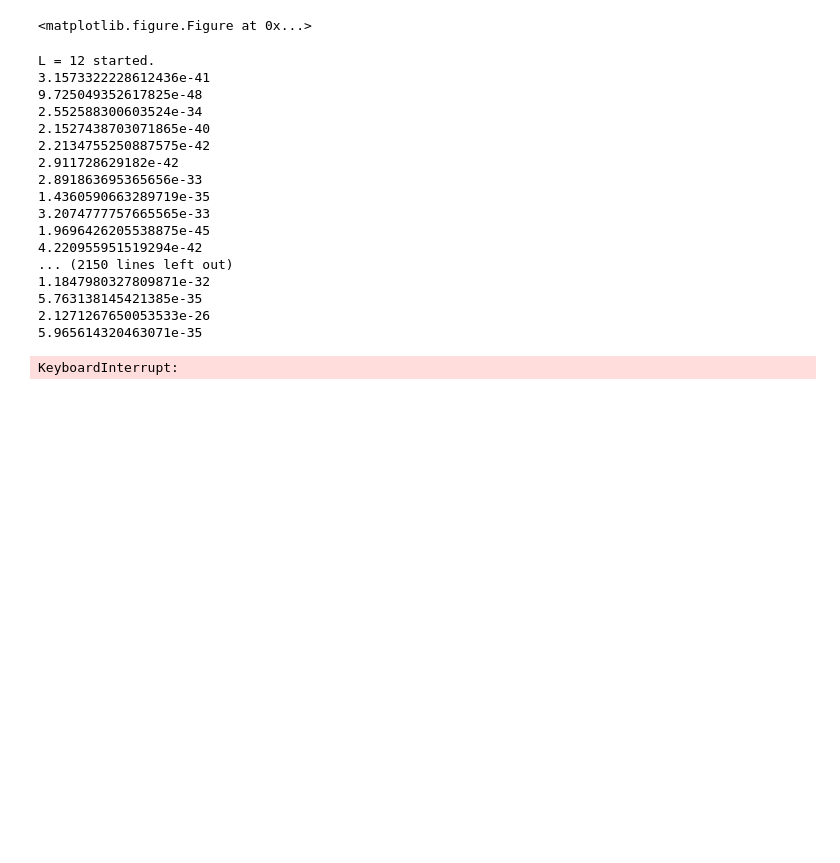
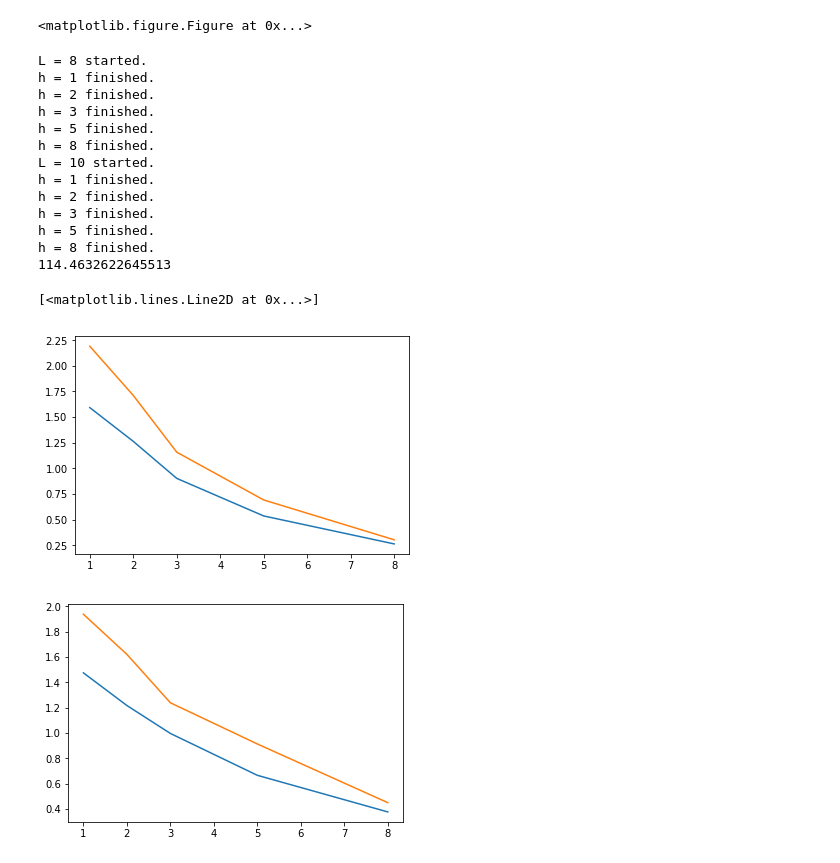
Before and after one commit to albertnbrown/MBL, a Jupyter notebook: HeisenbergOpenBoundry.ipynb, the cells around one changed output. Saved outputs shown, nothing was run; the diff lists cells and outputs as text; code cells hidden in the pictures; blank space fills up the shorter version.

```diff
--- a/HeisenbergOpenBoundry.ipynb
+++ b/HeisenbergOpenBoundry.ipynb
@@ -252,6 +252,7 @@ def averageR(ham):
 
 def BipartEntangleS(Lvals, hvals, dvals):
     Svals = np.zeros((len(Lvals),len(hvals)))
+    Svals1 = np.zeros((len(Lvals),len(hvals)))
     for i in range(len(Lvals)):
         print("L = " + str(Lvals[i]) + " started.")
         chain = SpinHalfChainFixed(Lvals[i], Lvals[i]//2)
@@ -263,29 +264,38 @@ def BipartEntangleS(Lvals, hvals, dvals):
                 for n in range(chain.basisDimension):
                     #this part gets complicated but I hope it saves time over using a for loop
                     halfrhoa = np.zeros(2**(Lvals[i]//2))
+                    bipartMatrix = np.zeros((2**(Lvals[i]//2),2**(Lvals[i]//2)))
 
                     #lambdas don't allow assignment so I need to create this
                     #and since halfrhoa is created here, we need to create the
                     #function every time
-                    def helper(x):
+                    def helper1(x):
                         halfrhoa[int(x[0])] += x[1]
 
-                    #adds on the eigenstate weighting, E[1][:,n], to the position in list rhoa corresponding to
+                    #The next part adds on the eigenstate weighting, E[1][:,n], to the position in list rhoa corresponding to
                     #the integer value that represents the respective reduced subspace for the basis element
                     #which is incapsulated in np.right_shift(chain.allowedIntStateBasis,Lvals[i]//2) as we bit
                     #shift to eliminate one of the halves of the system for each of the states in order.
-                    np.apply_along_axis(helper,1,np.dstack((np.right_shift(chain.allowedIntStateBasis,Lvals[i]//2),E[1][:,n]))[0])
+                    np.apply_along_axis(helper1,1,np.dstack((np.right_shift(chain.allowedIntStateBasis,Lvals[i]//2),E[1][:,n]))[0])
                     #axis 1 is chosen because of the way np.dstack creates the tuples (np.dstack is essentially zip)
 
-                    #there's only integer weighting so I don't need to conjugate
+                    #there's only real number weighting so I don't need to conjugate
                     #also our density matrix is diagonal, so we can simplify the computation
-                    rhoa = np.multiply(halfrhoa,halfrhoa)
+                    rhoa1 = np.multiply(halfrhoa,halfrhoa)
 
-                    if(min(rhoa)==0):
-                        print("y")
+                    def helper(x):
+                        bipartMatrix[int(x[0]),int(x[1])] += x[2]
+
+                    Lmap = np.right_shift(chain.allowedIntStateBasis,Lvals[i]//2)
+                    Rmap = chain.allowedIntStateBasis - np.left_shift(Lmap,Lvals[i]//2)
+                    np.apply_along_axis(helper,1,np.dstack((Lmap,Rmap,E[1][:,n]))[0])
+
+                    rhoa = np.linalg.svd(bipartMatrix,compute_uv=False)**2
+
                     Svals[i][j] -= np.dot(rhoa,np.log(rhoa))/((chain.basisDimension)*dvals[i])
+                    Svals1[i][j] -= np.dot(rhoa1,np.log(rhoa1))/((chain.basisDimension)*dvals[i])
             print("h = " + str(hvals[j]) + " finished.")
-    return Svals
+    return (Svals,Svals1)
 
 def BipartIPR(Lvals, hvals, dvals):
     IPRvals = np.zeros((len(Lvals),len(hvals)))
@@ -435,35 +445,39 @@ sub.semilogx(hlist, f6[0],basex=5)
 sub.semilogx(hlist, f6[1],basex=5)
 sub.semilogx(hlist, f6[2],basex=5)
 # %%
-hlist = [12]
+hlist = [1,2,3,5,8]
 temp = t.clock()
-SerbynAbanin1 = BipartEntangleS([12],hlist,[100])
+SerbynAbaninRight,SerbynAbaninWrong = BipartEntangleS([8,10],hlist,[200,20])
 print(t.clock()-temp)
 # %% [output]
-L = 12 started.
-3.1573322228612436e-41
-9.725049352617825e-48
-2.552588300603524e-34
-2.1527438703071865e-40
-2.2134755250887575e-42
-2.911728629182e-42
-2.891863695365656e-33
-1.4360590663289719e-35
-3.2074777757665565e-33
-1.9696426205538875e-45
-4.220955951519294e-42
-... (2150 lines left out)
-1.1847980327809871e-32
-5.763138145421385e-35
-2.1271267650053533e-26
-5.965614320463071e-35
+L = 8 started.
+h = 1 finished.
+h = 2 finished.
+h = 3 finished.
+h = 5 finished.
+h = 8 finished.
+L = 10 started.
+h = 1 finished.
+h = 2 finished.
+h = 3 finished.
+h = 5 finished.
+h = 8 finished.
+114.4632622645513
-KeyboardInterrupt:
 # %%
 out,sub = plt.subplots(1)
-sub.plot(hlist,SerbynAbanin1[0])
-#sub.plot(hlist,SerbynAbanin1[1])
-#sub.plot(hlist,SerbynAbanin1[2])
-#sub.plot(hlist,SerbynAbanin1[3])
+sub.plot(hlist,SerbynAbaninRight[0])
+sub.plot(hlist,SerbynAbaninRight[1])
+#sub.plot(hlist,SerbynAbaninRight[2])
+#sub.plot(hlist,SerbynAbaninRight[3])
+out1,sub1 = plt.subplots(1)
+sub1.plot(hlist,SerbynAbaninWrong[0])
+sub1.plot(hlist,SerbynAbaninWrong[1])
+#sub1.plot(hlist,SerbynAbaninWrong[2])
+#sub1.plot(hlist,SerbynAbaninWrong[3])
+# %% [output]
+[<matplotlib.lines.Line2D at 0x...>]
+[figure, added]
+[figure, added]
 # %%
 hlist = [1,2,3,5,8]
 temp = t.clock()
```
Also changed, not shown: parts of 2 cells of this notebook.
